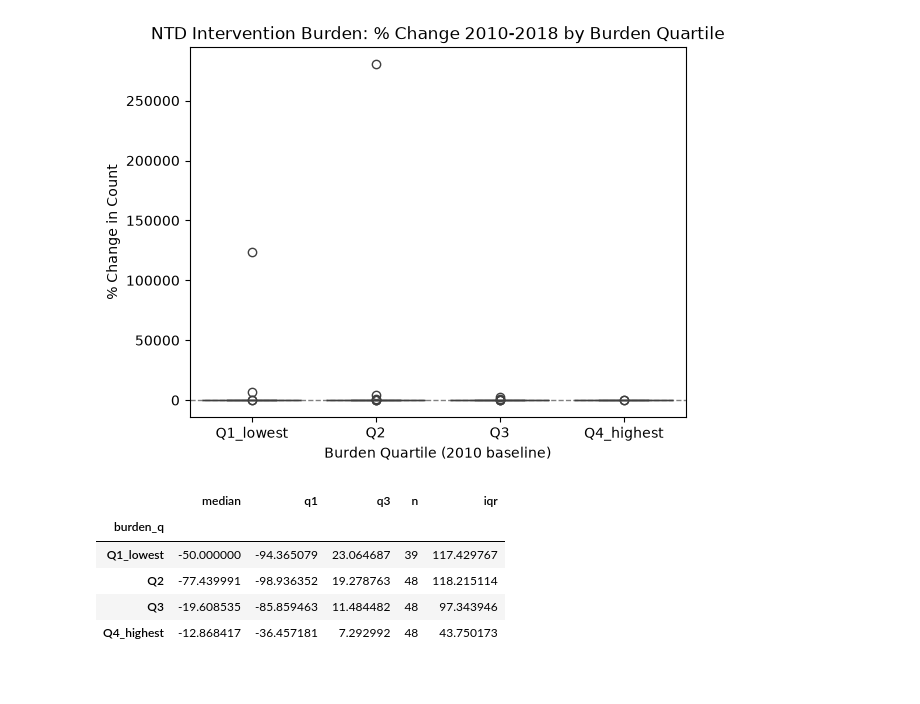
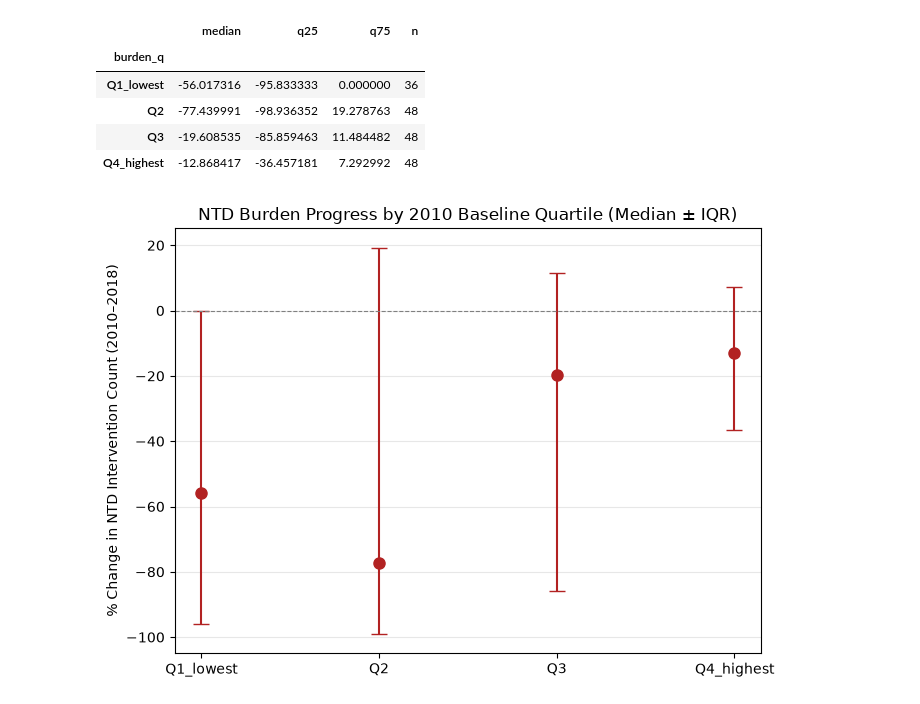
Before and after one commit to shadow492/World_Health, a Jupyter notebook: notebooks/Q28.ipynb, the cells around one changed output. Drawn from its saved outputs; the diff is of its cells as text; code cells hidden in the pictures.

```diff
--- a/notebooks/Q28.ipynb
+++ b/notebooks/Q28.ipynb
@@ -55,33 +73,39 @@ Kruskal-Wallis H = 6.460, p = 0.0913
 # %%
-# Cell 4 — Boxplot of progress by quartile
-import matplotlib.pyplot as plt
-import seaborn as sns
+q28_clean = q28[q28["pct_change_finite"]].copy()
 
-order = sorted(q28['burden_q'].unique())
-sns.boxplot(data=q28, x='burden_q', y='pct_change', order=order)
-plt.axhline(0, color='gray', linestyle='--', linewidth=1)
-plt.title('NTD Intervention Burden: % Change 2010-2018 by Burden Quartile')
-plt.xlabel('Burden Quartile (2010 baseline)')
-plt.ylabel('% Change in Count')
-plt.show()
+quartile_summary = q28_clean.groupby("burden_q")["pct_change"].agg(
+    median="median",
+    q25=lambda x: x.quantile(0.25),
+    q75=lambda x: x.quantile(0.75),
+    n="count"
+).reindex(["Q1_lowest", "Q2", "Q3", "Q4_highest"])
+
+quartile_summary
 # %% [output]
-[figure, removed]
+|  | median | q25 | q75 | n |
+| burden_q |  |  |  |  |
+| Q1_lowest | -56.017316 | -95.833333 | 0.000000 | 36 |
+| Q2 | -77.439991 | -98.936352 | 19.278763 | 48 |
+| Q3 | -19.608535 | -85.859463 | 11.484482 | 48 |
+| Q4_highest | -12.868417 | -36.457181 | 7.292992 | 48 |
 # %%
-# Cell 4 — Median / IQR summary of pct_change by quartile
-summary = q28.groupby('burden_q')['pct_change'].agg(
-    median='median',
-    q1=lambda x: x.quantile(0.25),
-    q3=lambda x: x.quantile(0.75),
-    n='count'
-)
-summary['iqr'] = summary['q3'] - summary['q1']
-summary = summary.reindex(sorted(q28['burden_q'].unique()))
-summary
+fig, ax = plt.subplots(figsize=(7, 5))
+
+x = np.arange(len(quartile_summary))
+medians = quartile_summary["median"]
+lower_err = medians - quartile_summary["q25"]
+upper_err = quartile_summary["q75"] - medians
+
+ax.errorbar(x, medians, yerr=[lower_err, upper_err], fmt="o", color="firebrick",
+            capsize=6, markersize=8)
+ax.set_xticks(x)
+ax.set_xticklabels(quartile_summary.index)
+ax.axhline(0, color="gray", linewidth=0.8, linestyle="--")
+ax.set_ylabel("% Change in NTD Intervention Count (2010–2018)")
+ax.set_title("NTD Burden Progress by 2010 Baseline Quartile (Median ± IQR)")
+ax.grid(axis="y", alpha=0.3)
+plt.tight_layout()
+plt.show()
 # %% [output]
-|  | median | q1 | q3 | n | iqr |
-| burden_q |  |  |  |  |  |
-| Q1_lowest | -50.000000 | -94.365079 | 23.064687 | 39 | 117.429767 |
-| Q2 | -77.439991 | -98.936352 | 19.278763 | 48 | 118.215114 |
-| Q3 | -19.608535 | -85.859463 | 11.484482 | 48 | 97.343946 |
-| Q4_highest | -12.868417 | -36.457181 | 7.292992 | 48 | 43.750173 |
+[figure, added]
 # %%
```
Also changed, not shown: parts of 7 cells of this notebook, 1 other file.
